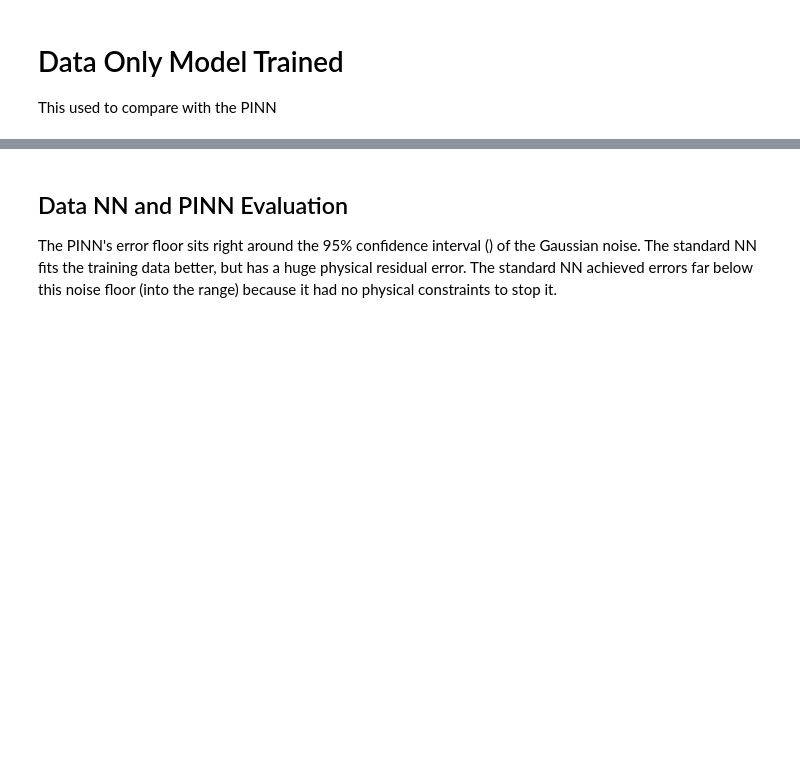
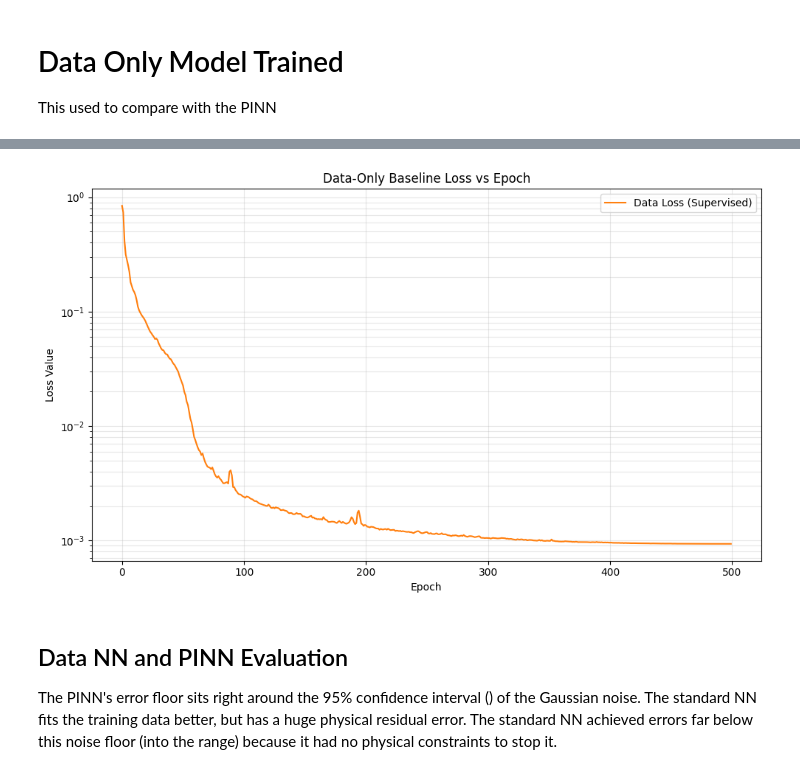
Before and after one commit to MangoCode13/PowerPINN, a Jupyter notebook: PINN.ipynb, the cells around one changed output, grey strips where cells are left out. Saved outputs shown, nothing was run; the diff lists cells and outputs as text; code cells hidden in the pictures; blank space fills up the shorter version.

```diff
--- a/PINN.ipynb
+++ b/PINN.ipynb
@@ -115,24 +184,21 @@ print('Y_bus shape:', Y_bus.shape)
 class PowerPINN(nn.Module):
     def __init__(self):
         super().__init__()
-        # Width is 64 neurons and 4 hidden layers
+        # Width is 128 neurons and 4 hidden layers with SiLU activation
         self.net = nn.Sequential(
-            nn.Linear(28, 64),
-            nn.Tanh(),
-            nn.Linear(64, 64),
-            nn.Tanh(),
-            nn.Linear(64, 64),
-            nn.Tanh(),
-            nn.Linear(64, 64),
-            nn.Tanh(),
-            nn.Linear(64, 28)
+            nn.Linear(28, 128),
+            nn.SiLU(),
+            nn.Linear(128, 128),
+            nn.SiLU(),
+            nn.Linear(128, 128),
+            nn.SiLU(),
+            nn.Linear(128, 128),
+            nn.SiLU(),
+            nn.Linear(128, 28)
         )
 
     def forward(self, x):
-        out = self.net(x)
-        v_part = out[:, :14] + 1.0
-        theta_part = out[:, 14:]
-        return torch.cat([v_part, theta_part], dim=1)
+        return self.net(x)
 # %% [markdown]
 # Using Stanford's ISLP Package to Train and View Our PINN Model.
 
@@ -150,7 +216,7 @@ You can see the shapes of the input (P+Q measurements) and label (V+Theta states
 # %%
 # Load the synthetically generated dataset
 try:
-    robust_data = torch.load('/content/PowerPINN/ieee14_training_data_norm.pt', weights_only=False)
+    robust_data = torch.load('./ieee14_training_data_norm.pt', weights_only=False)
 except FileNotFoundError:
     print("Error: ieee14_training_data_norm.pt not found. Please run generate_training_data() first.")
 
@@ -395,19 +556,26 @@ print("Baseline trained.")
 # %%
-# Plot Data-Only baseline training loss vs epoch (match PINN loss chart style)
-if 'data_only_loss_history' not in globals() or len(data_only_loss_history) == 0:
-    print('No Data-Only loss history found. Re-run Cell 45 first.')
-else:
-    epochs = range(1, len(data_only_loss_history) + 1)
+# Plot Data-Only baseline training loss from CSV log (same approach as PINN chart)
+log_path_do = os.path.join(trainer_data_only.logger.log_dir, 'metrics.csv')
+if os.path.exists(log_path_do):
+    df_do = pd.read_csv(log_path_do)
+    df_do = df_do.dropna(subset=['data_loss_epoch']) if 'data_loss_epoch' in df_do.columns else df_do
+
     plt.figure(figsize=(10, 6))
-    plt.plot(epochs, data_only_loss_history, label='Data Loss (Supervised)', color='tab:orange')
+    if 'data_loss_epoch' in df_do.columns:
+        plt.plot(df_do['epoch'], df_do['data_loss_epoch'], label='Data Loss (Supervised)', color='tab:orange')
     plt.yscale('log')
     plt.xlabel('Epoch')
     plt.ylabel('Loss Value')
     plt.title('Data-Only Baseline Loss vs Epoch')
     plt.legend()
     plt.grid(True, which='both', alpha=0.3)
+
     plt.tight_layout()
     plt.show()
+else:
+    print('Log not found yet. Please wait for training to complete.')
+# %% [output]
+[figure, added]
 # %% [markdown]
 ## Data NN and PINN Evaluation
 The PINN's error floor sits right around the 95% confidence interval () of the Gaussian noise. The standard NN fits the training data better, but has a huge physical residual error. The standard NN achieved errors far below this noise floor (into the  range) because it had no physical constraints to stop it.
```
Also changed, not shown: parts of 28 cells of this notebook.
